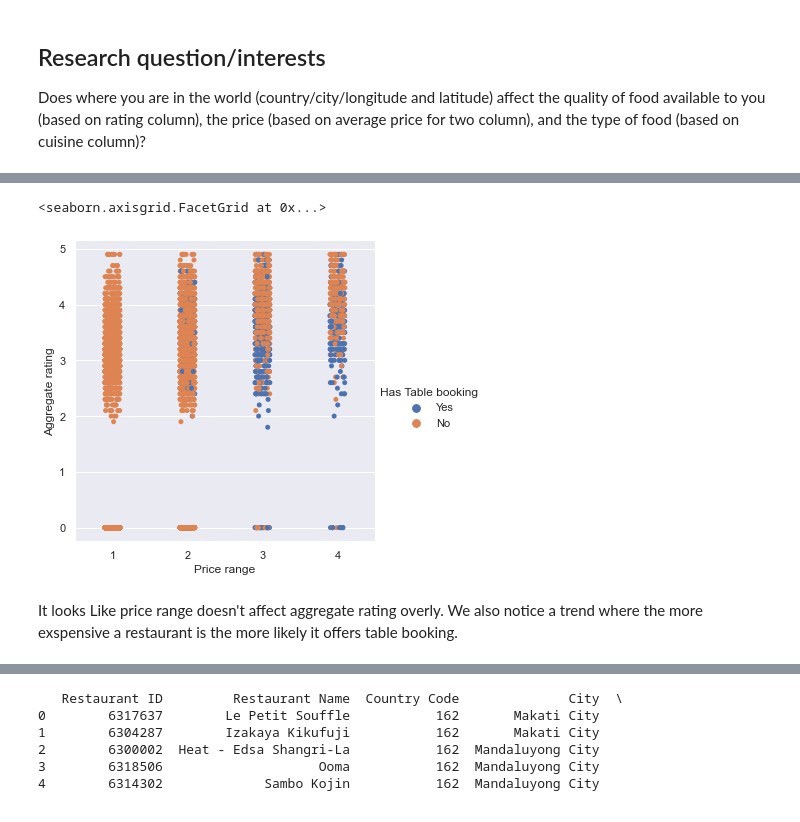
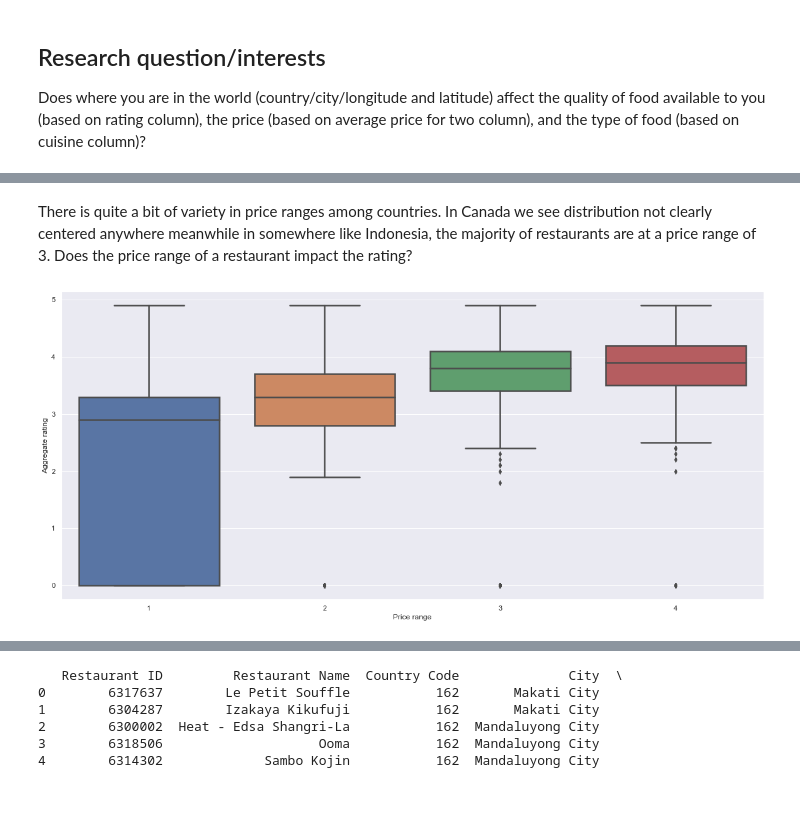
Before and after one commit to data301-2021-winter1/group28-project, a Jupyter notebook: notebooks/analysis1.ipynb, the cells around one changed output, grey strips where cells are left out. Cells and saved outputs as stored; diff of their text form; code cells hidden in the pictures.

```diff
--- a/notebooks/analysis1.ipynb
+++ b/notebooks/analysis1.ipynb
@@ -175,5 +132,6 @@ Now I want to get a sense of some correltations within my dataset to see if my r
 # %%
 #Adding Country column from countryCodesCSV to zomatoCSV
-zomatoCSV = pd.merge(zomatoCSV,countryCodesCSV, how = 'left', on='Country Code')
+zomatoCSV = zomatoCSV.merge(countryCodesCSV, how = "inner",on = "Country Code")
+print(zomatoCSV.columns)
 zomatoCSV.head()
 # %% [output]
@@ -246,7 +174,7 @@ There are a couple other interesting correlations. We can see how *Has Table boo
+# %% [markdown]
+There is quite a bit of variety in price ranges among countries. In Canada we see distribution not clearly centered anywhere meanwhile in somewhere like Indonesia, the majority of restaurants are at a price range of 3. Does the price range of a restaurant impact the rating?
 # %%
-sns.catplot(x="Price range", y="Aggregate rating",hue = "Has Table booking", data=zomatoCSV)
+sns.set({'figure.figsize':(20,9)})
+plot = sns.boxplot(x="Price range", y="Aggregate rating", data=zomatoCSV, linewidth=2.5 )
 # %% [output]
-<seaborn.axisgrid.FacetGrid at 0x...>
-[figure, old version]
+[figure, new version]
-# %% [markdown]
-It looks Like price range doesn't affect aggregate rating overly. We also notice a trend where the more exspensive a restaurant is the more likely it offers table booking.
```
Also changed, not shown: parts of 44 cells of this notebook.
